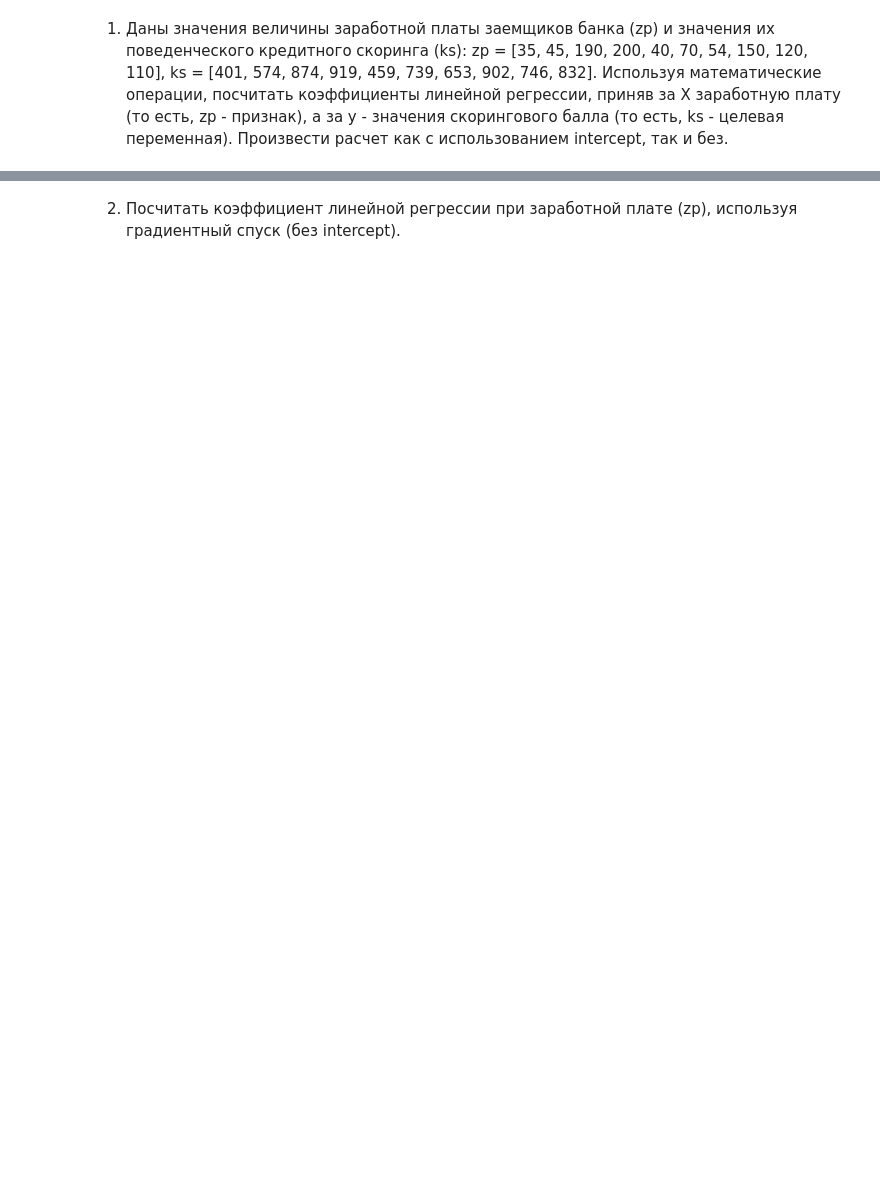
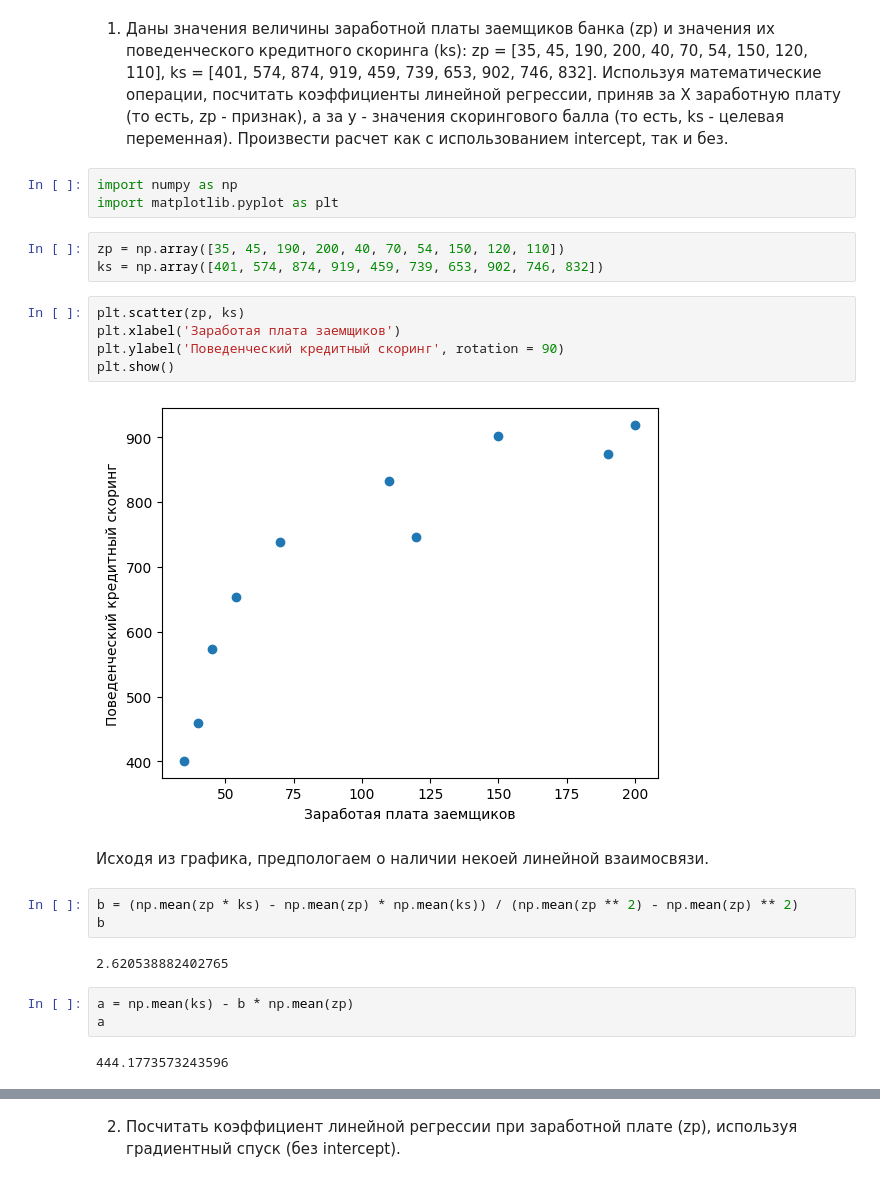
Before and after one commit to BOBAH1988/Probability-theory, a Jupyter notebook: dz9.ipynb, the cells around one changed output, grey strips where cells are left out. Cells and saved outputs as stored; diff of their text form; blank space fills up the shorter version.

```diff
--- a/dz9.ipynb
+++ b/dz9.ipynb
@@ -1,2 +1,27 @@
 # %% [markdown]
 1. Даны значения величины заработной платы заемщиков банка (zp) и значения их поведенческого кредитного скоринга (ks): zp = [35, 45, 190, 200, 40, 70, 54, 150, 120, 110], ks = [401, 574, 874, 919, 459, 739, 653, 902, 746, 832]. Используя математические операции, посчитать коэффициенты линейной регрессии, приняв за X заработную плату (то есть, zp - признак), а за y - значения скорингового балла (то есть, ks - целевая переменная). Произвести расчет как с использованием intercept, так и без.
+# %%
+import numpy as np
+import matplotlib.pyplot as plt
+# %%
+zp = np.array([35, 45, 190, 200, 40, 70, 54, 150, 120, 110])
+ks = np.array([401, 574, 874, 919, 459, 739, 653, 902, 746, 832])
+# %%
+plt.scatter(zp, ks)
+plt.xlabel('Заработая плата заемщиков')
+plt.ylabel('Поведенческий кредитный скоринг', rotation = 90)
+plt.show()
+# %% [output]
+[figure, added]
+# %% [markdown]
+Исходя из графика, предпологаем о наличии некоей линейной взаимосвязи.
+# %%
+b = (np.mean(zp * ks) - np.mean(zp) * np.mean(ks)) / (np.mean(zp ** 2) - np.mean(zp) ** 2)
+b
+# %% [output]
+2.620538882402765
+# %%
+a = np.mean(ks) - b * np.mean(zp)
+a
+# %% [output]
+444.1773573243596
```
Also changed, not shown: parts of 10 cells of this notebook.
